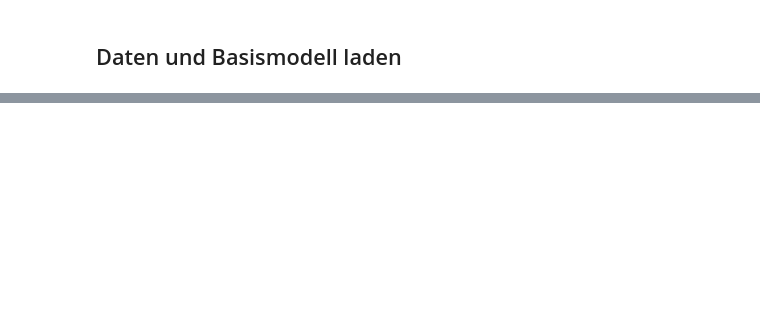
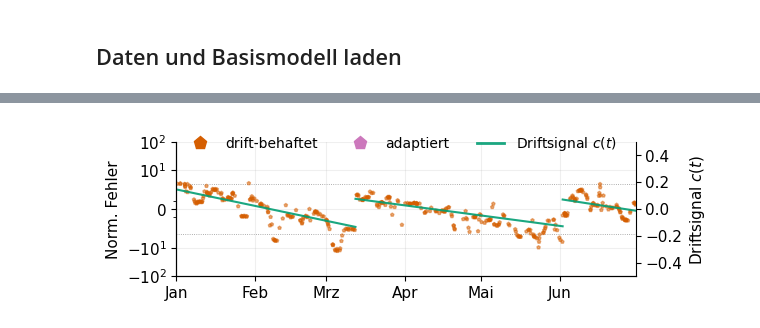
Before and after one commit to marijan-p/process_optimization_concept_drift, a Jupyter notebook: ipynb/tep/tep_adaptation.ipynb, the cells around one changed output, grey strips where cells are left out. Drawn from its saved outputs; the diff is of its cells as text; code cells hidden in the pictures; blank space fills up the shorter version.

```diff
--- a/ipynb/tep/tep_adaptation.ipynb
+++ b/ipynb/tep/tep_adaptation.ipynb
@@ -39,12 +82,18 @@ rng = np.random.default_rng(SEED)
 # %% [markdown]
 ## Daten und Basismodell laden
 # %%
+import numpy as np
+import pandas as pd
 from src.utils import run_registry as rr
+rr.assert_current()   # veraltetes Modul im Kernel? (s. drift_adaptation)
+
 ledger = rr.run_ledger(work_dir)
 data_store = rr.tep_data_store(data_dir)
 model_store = rr.tep_model_store(model_dir)
 plot_store = rr.tep_plot_store(plot_dir, ledger=ledger)
 res_store = rr.tep_results_store(results_dir, ledger=ledger)
+
+rng = np.random.default_rng(SEED)
 
 _mp = model_store.latest("model")
 if _mp is None:
@@ -60,5 +109,8 @@ error_scored, scored_error_cfg = rr.load_section(
     data_store, "data_scored_error", model_cfg, "error", ERROR_VARIANT)
 error_variant = scored_error_cfg.sections["error"]
 ledger.bind("adaptation", parents={"model": scored_error_cfg.id})
+
+# Gemeinsamer Kopf aller Cache-Schluessel dieses Notebooks (Modell + Fehlerfall).
+base_cfg = model_cfg.compose(error=error_variant)
 print(f"model_id = {model_id} | error_run_id = {scored_error_cfg.id} "
       f"(IDV {error_variant['idv']}, amp {error_variant['amp']})")
@@ -182,0 +185,11 @@ for method in _methods:
+# %%
+# Normierungs-Baseline aus dem drift-FREIEN Produktionsstrom, analog zu
+# tep_detection. Die Praediktionen liegen als Spalte y_pred vor, ein erneuter
+# model.predict-Lauf eruebrigt sich. Vorzeichen beachten: tep_model legt
+# model_error = y_pred - cost ab, run_adaptation bildet den Fehler dagegen als
+# y - pred; die Baseline wird deshalb aus cost - y_pred gebildet (gleiche
+# Streuung wie in tep_detection, Mittelwert mit umgekehrtem Vorzeichen).
+_base_free_err = (test_scored["cost"] - test_scored["y_pred"]).to_numpy(dtype=float)
+NORM_MEAN = float(np.nanmean(_base_free_err))
+NORM_STD = float(np.nanstd(_base_free_err)) or 1.0
+print(f"Normierungs-Baseline: mean={NORM_MEAN:.4g}, std={NORM_STD:.4g}")
@@ -380,25 +696,45 @@ print(stats.to_string())
 # %%
-from src.utils import results_export as rx
+import matplotlib.pyplot as plt
+from src.utils import thesis_style as ts
 
-_keys = [(k, k, "int" if k in ("n_train", "n_detect") else "num")
-         for k in ["rmse", "bias", "sigma", "corr_abs",
-                   "n_train", "n_detect", "rmse_improvement"]]
+_mask_plot = (np.ones(N, bool) if PLOT_MONTHS is None else np.asarray(
+    time_index < pd.Timestamp(PLOT_EPOCH) + pd.DateOffset(months=PLOT_MONTHS)))
+t_plot = time_index[_mask_plot]
+cd_plot = cd_signal[_mask_plot]
+n_plot = len(t_plot)
+# Ruecksprungstellen fuer den RMSE-Verlauf weiter unten aus drift_segment, nicht
+# aus diff(c) > 0: c(t) ist gemessen und verrauscht (s. Zelle "Adaptionsstrom").
+cut = np.flatnonzero(np.diff(drift_segment[_mask_plot]) > 0) + 1
 
-(rx.ResultDoc()
-   .integer("n_samples", N)
-   .set("samples_per_hour", SAMPLES_PER_H)
-   .integer("n_runs", len(segments))
-   .set("reset_indices", reset_pos)
-   .set("informed_detector", INFORMED_DETECTOR)
-   .set("config", ADAPT_CFG)
-   .set("tuning", {
-       "stride_tune": int(STRIDE_TUNE),
-       "n_trials": (N_TRIALS if isinstance(N_TRIALS, dict) else int(N_TRIALS)),
-       "weights": list(TUNE_WEIGHTS),
-       "best_params": best_adapt_params,
-   })
-   .set("cooldown", {"x": COOLDOWN_X, "points": int(COOLDOWN), "t_stat_points": float(T_stat)})
-   .set("applied_config", applied_cfg)
-   .stats(stats, _keys, into="strategies", rows=[k for k, _ in PANELS])
-   .save(res_store, "adaptation", adapt_cfg, final=IS_FINAL,
-         parents={"model": model_id}))
+rng_plot = np.random.default_rng(SEED)
+
+PANELS = [("baseline", "Baseline"), ("blind", "Blind"),
+          ("informed", "Informed"), ("combined", "Combined"),
+          ("blind_rec", "Blind+Rec")]
+
+for k, (key, title) in enumerate(PANELS):
+    res = seed_results[_medoid][key]
+    role = "drift_afflicted" if key == "baseline" else "adapted"
+    label = "drift-behaftet" if key == "baseline" else "adaptiert"
+
+    fig, ax, ax2 = ts.error_timeseries(
+        t_plot,
+        [(np.asarray(res["errors_norm"], float)[_mask_plot], role, label)],
+        cd=cd_plot,
+        detections=[t_plot[d] for d in res["detect_steps"] if d < n_plot],
+        xlabel="Zeit $t$ [Monate]" if k == len(PANELS) - 1 else None,
+        cd_label="Driftsignal $c(t)$",
+        ylim=PLOT_YLIM, cd_amp=0.5, cd_tick_step=0.2,
+        frac=PLOT_FRAC, rng=rng_plot,
+        legend_series=[("drift_afflicted", "drift-behaftet"), ("adapted", "adaptiert")],
+        legend=dict(bbox_to_anchor=[0.49, 1.15], loc="upper center", ncols=3) if k == 0 else False,
+    )
+    fig.tight_layout()
+    # Immer schreiben, auch aus dem Cache: sonst bleiben die stabilen .pgf auf
+    # dem Stand eines frueheren Laufs stehen, waehrend JSON und TeX schon die
+    # neue id tragen. publish() legt die Archivkopie ohnehin nur an, wenn sie fehlt.
+    plot_store.save_figure(fig, f"adaptation_{key}", adapt_cfg, final=IS_FINAL,
+                           savefig_kwargs={"dpi": 300}, archive_kwargs={"dpi": 300})
+    plt.show()
+# %% [output]
+[figure, added]
```
Also changed, not shown: parts of 40 cells of this notebook, 42 other files.
